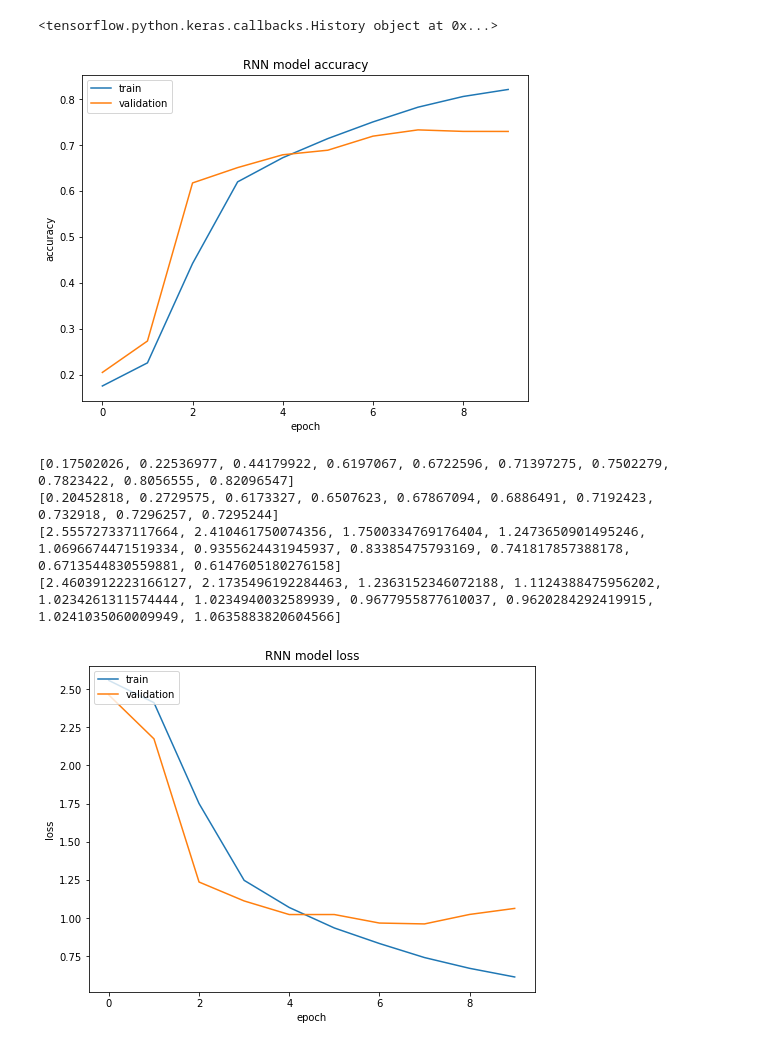
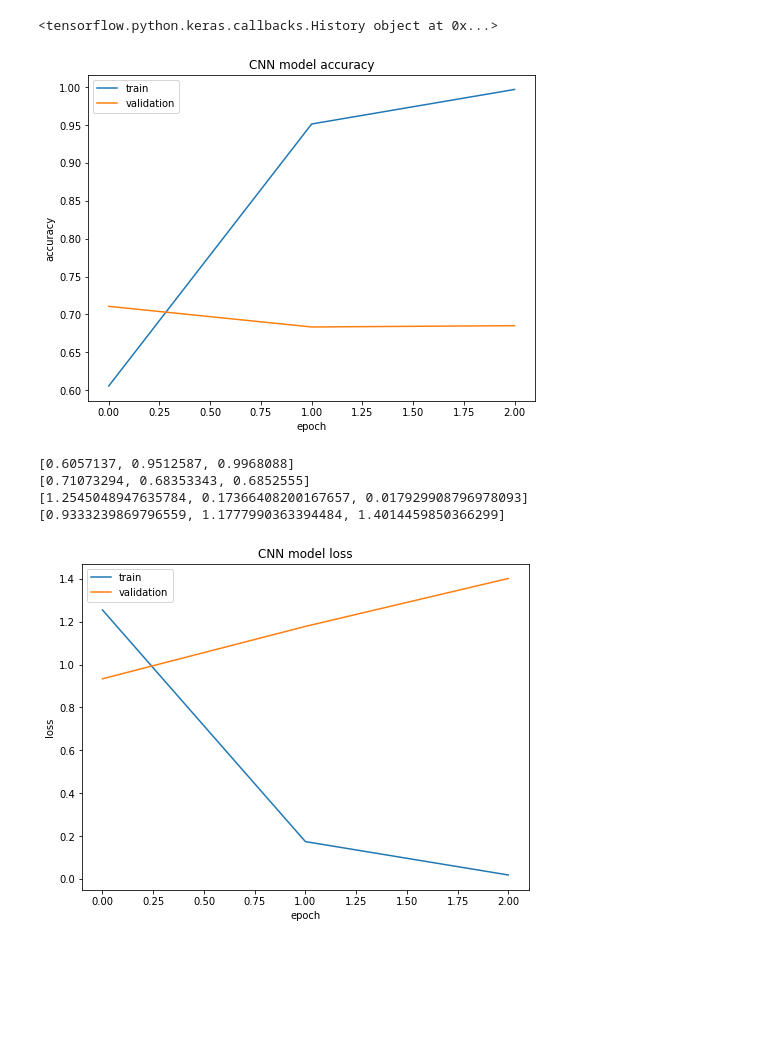
Before and after one commit to asaxenastanford/media_prediction, a Jupyter notebook: 221 Project.ipynb, the cells around one changed output. Saved outputs shown, nothing was run; the diff lists cells and outputs as text; code cells hidden in the pictures; blank space fills up the shorter version.

```diff
--- a/221 Project.ipynb
+++ b/221 Project.ipynb
@@ -77,10 +137,4 @@ for con in content_t:
 # %%
-targetMap, pub = np.unique(pub, return_inverse=True)
-print(targetMap)
-'''for i in range(len(pub_t)):
-    x = pub_t[i]
-    pub_t[i] = targetMap[pub_t[i]]'''
-
 long = 0
 for con in content_arrs:
     if len(con) > long:
@@ -89,6 +143,6 @@ for con in content_arrs:
 for con in content_arrs_t:
     if len(con) > long:
         long = len(con)
-long = 750
+long = 750 # Sets max length to prevent GPU memory exhaustion (used across the board)
 padded_arrs = tfk.preprocessing.sequence.pad_sequences(content_arrs, maxlen=long, padding='post')
 padded_arrs_t = tfk.preprocessing.sequence.pad_sequences(content_arrs_t, maxlen=long, padding='post')
@@ -113,17 +158,16 @@ model.add(tfk.layers.Dropout(.7))
 model.add(tfk.layers.Dense(15, activation='softmax'))
 model.compile(loss='categorical_crossentropy', optimizer = 'adam', metrics=['accuracy'])
 # %%
-#CNN
-with tf.device('/cpu:0'):
-    model = tfk.models.Sequential()
-    model.add(tfk.layers.Embedding(vocab, 100, input_length=long))
-    model.add(tfk.layers.Conv1D(128, 5, activation = 'relu'))
-    model.add(tfk.layers.MaxPooling1D(5))
-    model.add(tfk.layers.Conv1D(128, 5, activation = 'relu'))
-    model.add(tfk.layers.MaxPooling1D(5))
-    model.add(tfk.layers.Conv1D(128, 5, activation = 'relu'))
-    model.add(tfk.layers.MaxPooling1D(35))
-    model.add(tfk.layers.Flatten())
-    model.add(tfk.layers.Dense(128, activation = 'relu'))
-    model.add(tfk.layers.Dense(15, activation = 'softmax'))
-    model.compile(loss='categorical_crossentropy', optimizer = 'adam', metrics = ['accuracy'])
+# Base CNN Model
+model = tfk.models.Sequential()
+model.add(tfk.layers.Embedding(vocab, 100, input_length=long))
+model.add(tfk.layers.Conv1D(128, 1, activation = 'relu'))
+model.add(tfk.layers.MaxPooling1D(1))
+model.add(tfk.layers.Conv1D(128, 5, activation = 'relu'))
+model.add(tfk.layers.MaxPooling1D(5))
+model.add(tfk.layers.Conv1D(128, 5, activation = 'relu'))
+model.add(tfk.layers.MaxPooling1D(25)) # Corresponds w/ max length as global maxpool
+model.add(tfk.layers.Flatten())
+model.add(tfk.layers.Dense(128, activation = 'relu'))
+model.add(tfk.layers.Dense(15, activation = 'softmax'))
+model.compile(loss='categorical_crossentropy', optimizer = 'adam', metrics = ['accuracy'])
@@ -133,7 +177,7 @@ ValueError: Negative dimension size caused by subtracting 35 from 15 for 'max_po
 print('Begin fit')
 print(np.shape(padded_arrs))
 print(padded_arrs)
-history = model.fit(padded_arrs, tfk.utils.to_categorical(pub), batch_size=50, epochs=10, validation_split=0.2, shuffle=True, verbose=1)
+history = model.fit(padded_arrs, tfk.utils.to_categorical(pub), batch_size=50, epochs=3, validation_split=0.2, shuffle=True, verbose=1)
 # %% [output]
 Begin fit
 (98711, 750)
@@ -160,32 +208,32 @@ print('Loss: %f' % (loss))
 # %%
 from matplotlib import pyplot as plt
 print(history)
 plt.figure(figsize=(8,6))
 plt.plot(history.history['acc'])
 plt.plot(history.history['val_acc'])
-plt.title('RNN model accuracy')
+plt.title('CNN model accuracy')
 plt.ylabel('accuracy')
 plt.xlabel('epoch')
 plt.legend(['train', 'validation'], loc='upper left')
 plt.show()
 print(history.history['acc'])
 print(history.history['val_acc'])
 print(history.history['loss'])
 print(history.history['val_loss'])
 # summarize history for loss
 plt.figure(figsize=(8,6))
 plt.plot(history.history['loss'])
 plt.plot(history.history['val_loss'])
-plt.title('RNN model loss')
+plt.title('CNN model loss')
 plt.ylabel('loss')
 plt.xlabel('epoch')
 plt.legend(['train', 'validation'], loc='upper left')
 plt.show()
 # %% [output]
 <tensorflow.python.keras.callbacks.History object at 0x...>
-[figure, old version]
+[figure, new version]
-[0.17502026, 0.22536977, 0.44179922, 0.6197067, 0.6722596, 0.71397275, 0.7502279, 0.7823422, 0.8056555, 0.82096547]
-[0.20452818, 0.2729575, 0.6173327, 0.6507623, 0.67867094, 0.6886491, 0.7192423, 0.732918, 0.7296257, 0.7295244]
-[2.555727337117664, 2.410461750074356, 1.7500334769176404, 1.2473650901495246, 1.0696674471519334, 0.9355624431945937, 0.83385475793169, 0.741817857388178, 0.6713544830559881, 0.6147605180276158]
-[2.4603912223166127, 2.1735496192284463, 1.2363152346072188, 1.1124388475956202, 1.0234261311574444, 1.0234940032589939, 0.9677955877610037, 0.9620284292419915, 1.0241035060009949, 1.0635883820604566]
+[0.6057137, 0.9512587, 0.9968088]
+[0.71073294, 0.68353343, 0.6852555]
+[1.2545048947635784, 0.17366408200167657, 0.017929908796978093]
+[0.9333239869796559, 1.1777990363394484, 1.4014459850366299]
-[figure, old version]
+[figure, new version]
```
Also changed, not shown: parts of 15 cells of this notebook.
